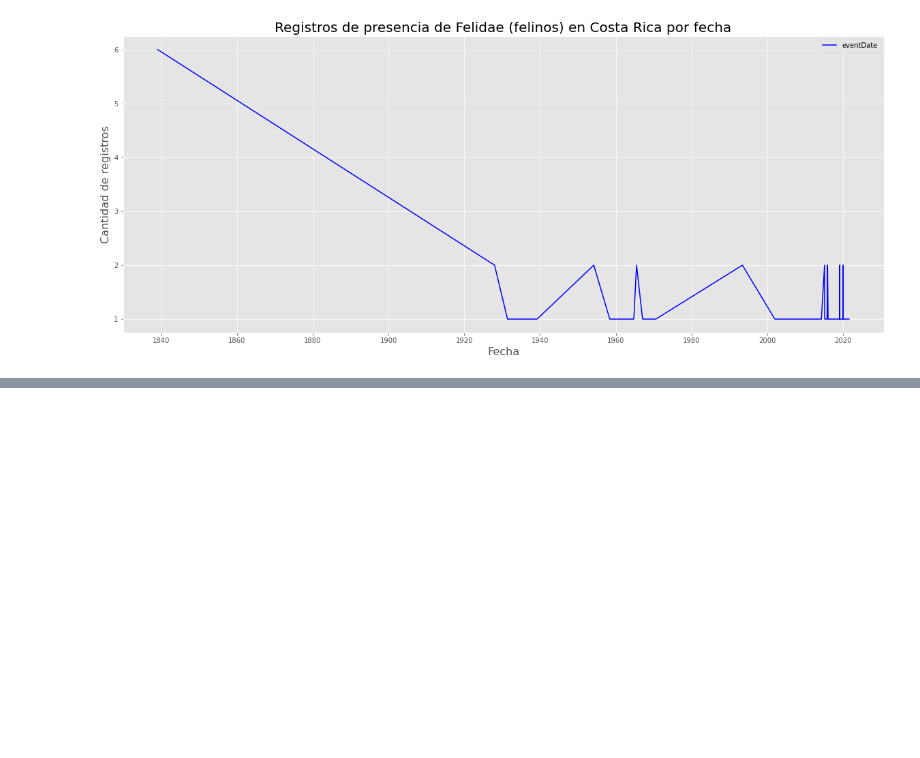
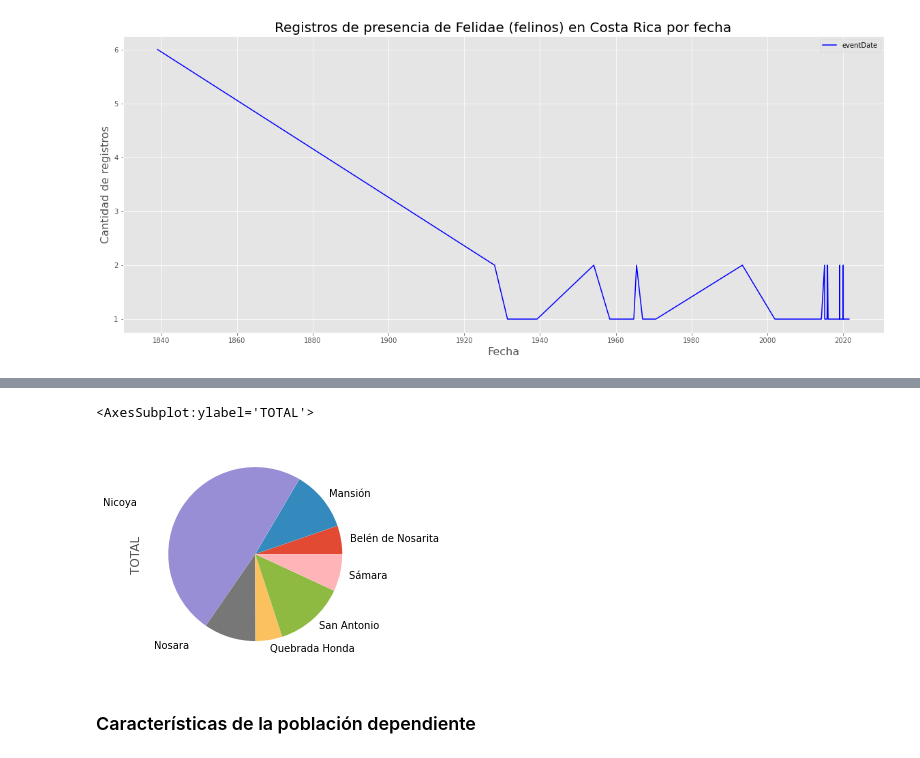
Before and after one commit to curso-python-imn/curso-python-imn.github.io, a Jupyter notebook: 17-pandas.ipynb, the cells around one changed output, grey strips where cells are left out. Saved outputs shown, nothing was run; the diff lists cells and outputs as text; code cells hidden in the pictures; blank space fills up the shorter version.

```diff
--- a/17-pandas.ipynb
+++ b/17-pandas.ipynb
@@ -513,0 +437,3 @@ san_carlos.corr()
+# %%
+# Lectura de datos
+datos = pd.read_csv("https://raw.githubusercontent.com/curso-python-imn/curso-python-imn.github.io/main/datos/analisis-riesgo/indicadores-vulnerabilidad-NICOYA.csv")
@@ -513,0 +493,5 @@ san_carlos.corr()
+# %%
+# Suma de población por distrito
+poblacion_x_distrito = datos.groupby(datos['DISTRITO'])['TOTAL'].sum()
+
+poblacion_x_distrito
@@ -513,0 +508,8 @@ san_carlos.corr()
+# %%
+# Gráfico de pastel
+poblacion_x_distrito.plot.pie()
+# %% [output]
+<AxesSubplot:ylabel='TOTAL'>
+[figure, added]
+# %% [markdown]
+### Características de la población dependiente
```
Also changed, not shown: parts of 25 cells of this notebook, 25 other files.
